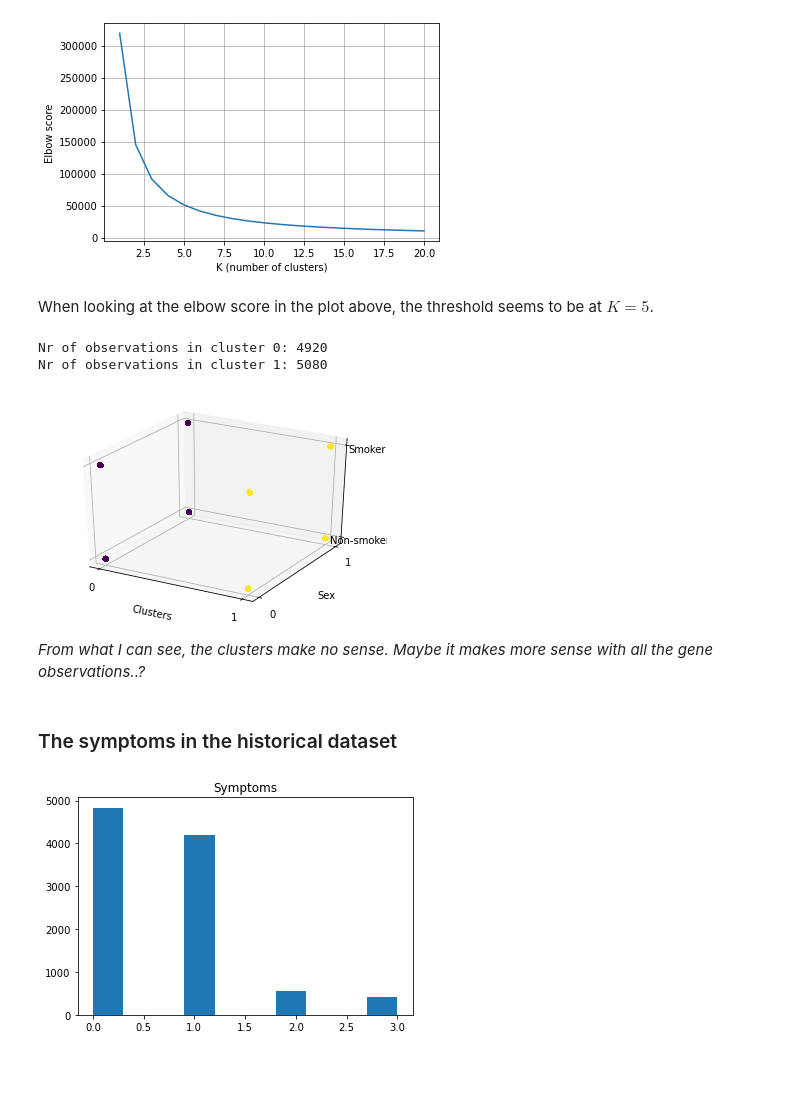
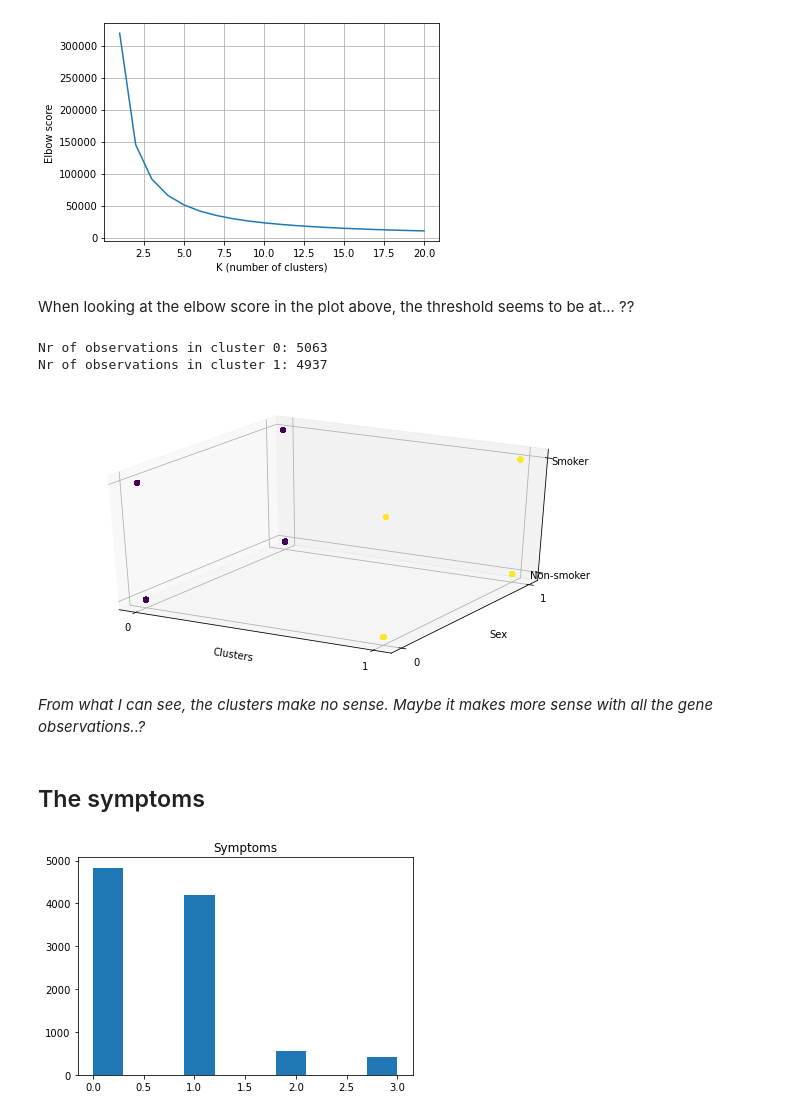
Before and after one commit to AdrianE92/ml-society-science, a Jupyter notebook: src/project-2/group9_part1.ipynb, the cells around one changed output. Cells and saved outputs as stored; diff of their text form; code cells hidden in the pictures; blank space fills up the shorter version.

Commit message:
added more about symptoms

```diff
--- a/src/project-2/group9_part1.ipynb
+++ b/src/project-2/group9_part1.ipynb
@@ -28,4 +31,5 @@ labels = features[:,128] + features[:,129]*2
 # %%
 df_obs = pandas.DataFrame(observations)
+df_obs["symptoms"] = labels
 #df_obs.head()
 # %% [output]
@@ -131,7 +142,7 @@ plt.show()
 # %% [output]
 [figure]
 # %% [markdown]
-When looking at the elbow score in the plot above, the threshold seems to be at $K=5$.
+When looking at the elbow score in the plot above, the threshold seems to be at... ??
 # %%
 K = 2
 kmeans_model = KMeans(n_clusters=K, random_state=1).fit(df_obs)
@@ -140,29 +151,29 @@ df_obs["clusters"] = pandas.DataFrame(kmeans_model.labels_)
 for k in range(K):
     print("Nr of observations in cluster %d: %d" %(k,sum(kmeans_model.labels_ == k)))
 # %% [output]
-Nr of observations in cluster 0: 4920
-Nr of observations in cluster 1: 5080
+Nr of observations in cluster 0: 5063
+Nr of observations in cluster 1: 4937
 # %%
-fig = plt.figure()
+fig = plt.figure(figsize=(10,5))
 ax = fig.add_subplot(111, projection='3d')
 ax.scatter3D(df_obs["clusters"],df_obs[0],df_obs[1], c=df_obs["clusters"])
 
 ax.set_xlabel("Clusters")
 ax.set_xticks(range(K))
 
 ax.set_ylabel("Sex")
 #ax.set_zlabel("Smoker")
 
 ax.set_yticks([0,1])
 
 ax.set_zticks([0,1])
 ax.set_zticklabels(["Non-smoker", "Smoker"])
 
 plt.show()
 # %% [output]
-[figure, old version]
+[figure, new version]
 # %% [markdown]
 *From what I can see, the clusters make no sense. Maybe it makes more sense with all the gene observations..?*
 # %% [markdown]
-### The symptoms in the historical dataset
+## The symptoms
 # %%
```
Also changed, not shown: parts of 15 cells of this notebook.
